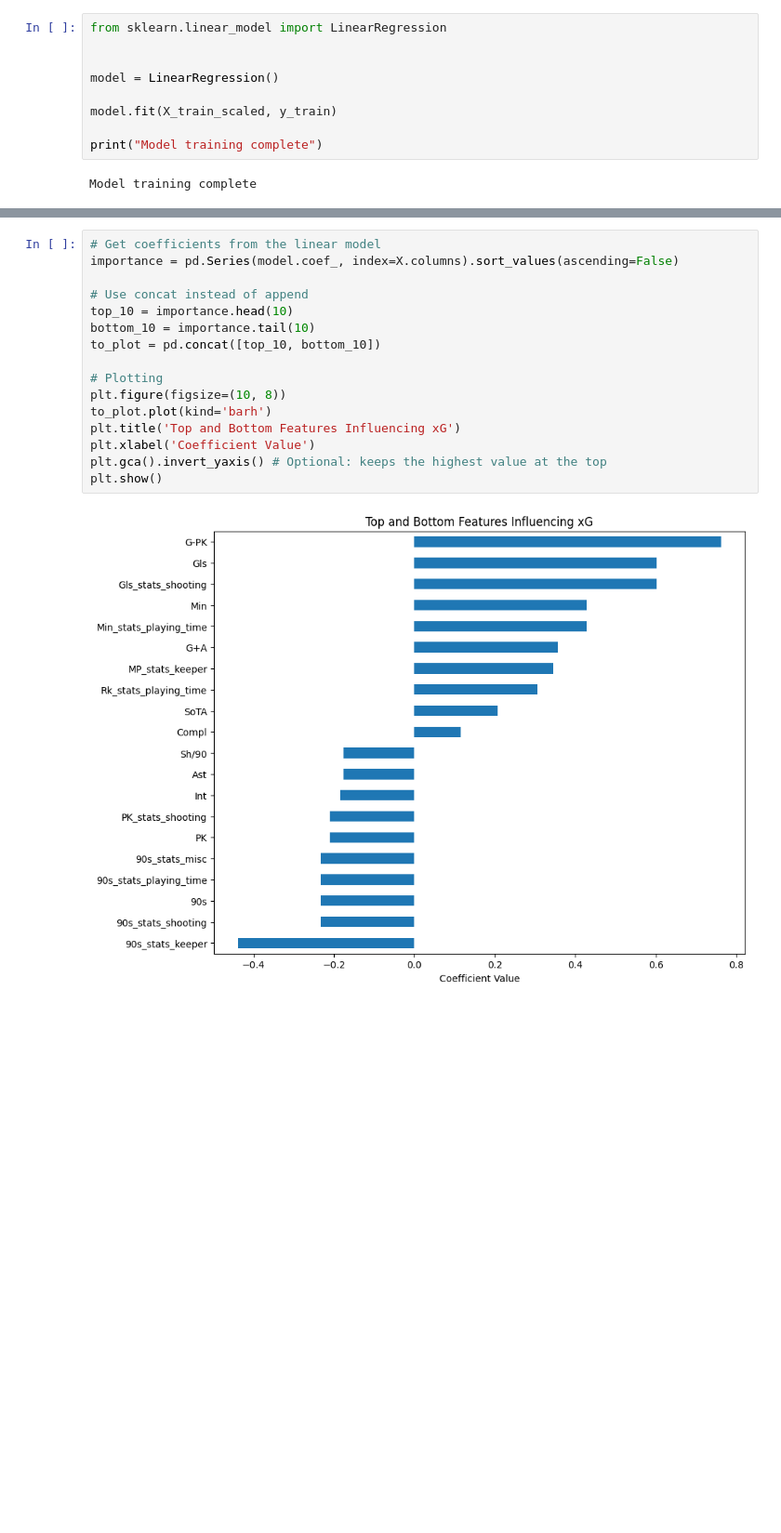
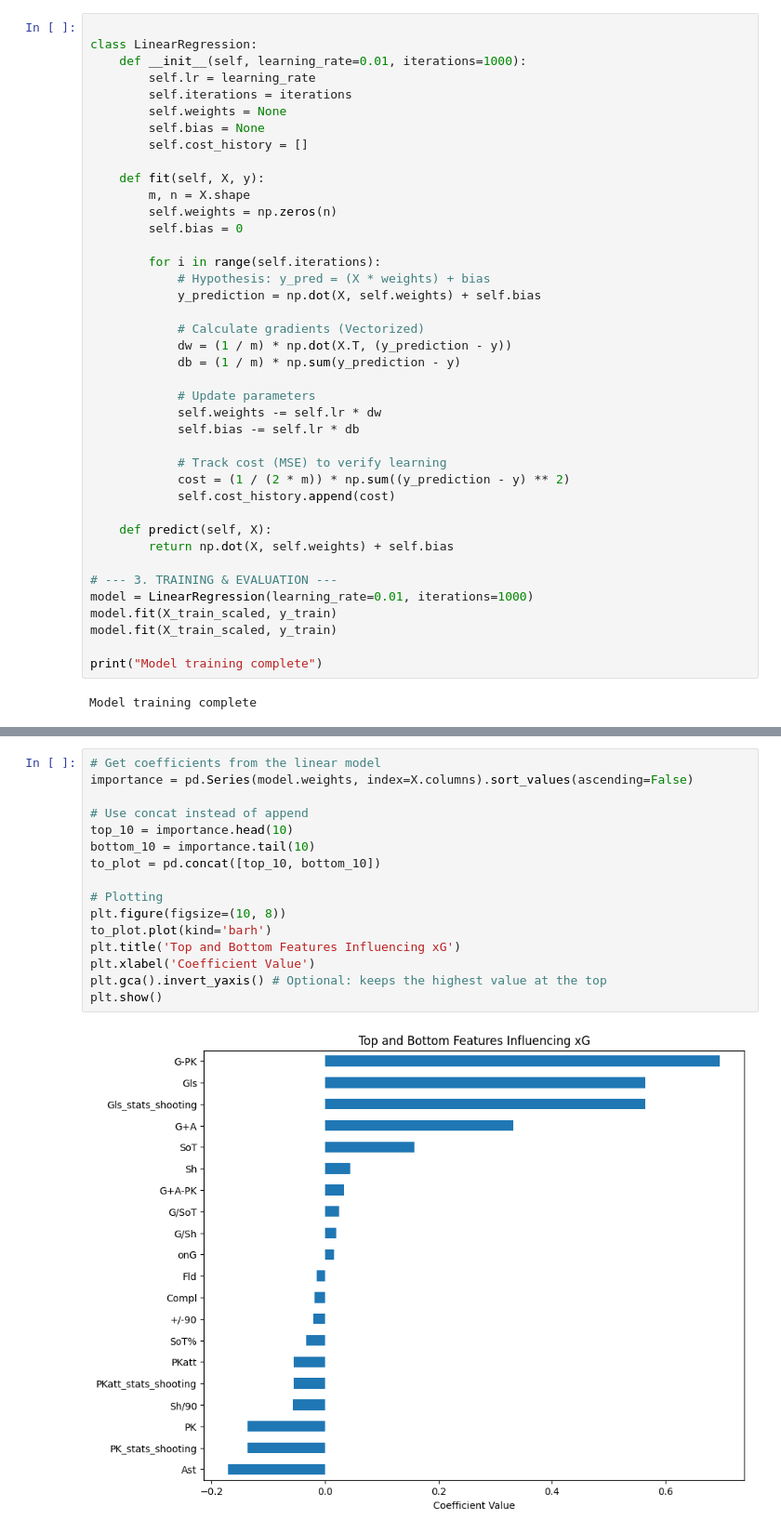
Before and after one commit to KzZe-Sama/ML-GroupProjectWSU, a Jupyter notebook: file.ipynb, the cells around one changed output, grey strips where cells are left out. Shown at 93% size. Cells and saved outputs as stored; diff of their text form; blank space fills up the shorter version.

Commit message:
code changes for manual linear regression

```diff
--- a/file.ipynb
+++ b/file.ipynb
@@ -80,11 +80,42 @@ scaler = StandardScaler()
 X_train_scaled = scaler.fit_transform(X_train)
 X_test_scaled = scaler.transform(X_test)
 # %%
-from sklearn.linear_model import LinearRegression
 
+class LinearRegression:
+    def __init__(self, learning_rate=0.01, iterations=1000):
+        self.lr = learning_rate
+        self.iterations = iterations
+        self.weights = None
+        self.bias = None
+        self.cost_history = []
 
-model = LinearRegression()
+    def fit(self, X, y):
+        m, n = X.shape
+        self.weights = np.zeros(n)
+        self.bias = 0
 
+        for i in range(self.iterations):
+            # Hypothesis: y_pred = (X * weights) + bias
+            y_prediction = np.dot(X, self.weights) + self.bias
+
+            # Calculate gradients (Vectorized)
+            dw = (1 / m) * np.dot(X.T, (y_prediction - y))
+            db = (1 / m) * np.sum(y_prediction - y)
+
+            # Update parameters
+            self.weights -= self.lr * dw
+            self.bias -= self.lr * db
+
+            # Track cost (MSE) to verify learning
+            cost = (1 / (2 * m)) * np.sum((y_prediction - y) ** 2)
+            self.cost_history.append(cost)
+
+    def predict(self, X):
+        return np.dot(X, self.weights) + self.bias
+
+# --- 3. TRAINING & EVALUATION ---
+model = LinearRegression(learning_rate=0.01, iterations=1000)
+model.fit(X_train_scaled, y_train)
 model.fit(X_train_scaled, y_train)
 
 print("Model training complete")
@@ -186,18 +218,18 @@ plt.show()
 # %%
 # Get coefficients from the linear model
-importance = pd.Series(model.coef_, index=X.columns).sort_values(ascending=False)
+importance = pd.Series(model.weights, index=X.columns).sort_values(ascending=False)
 
 # Use concat instead of append
 top_10 = importance.head(10)
 bottom_10 = importance.tail(10)
 to_plot = pd.concat([top_10, bottom_10])
 
 # Plotting
 plt.figure(figsize=(10, 8))
 to_plot.plot(kind='barh')
 plt.title('Top and Bottom Features Influencing xG')
 plt.xlabel('Coefficient Value')
 plt.gca().invert_yaxis() # Optional: keeps the highest value at the top
 plt.show()
 # %% [output]
-[figure, old version]
+[figure, new version]
```
Also changed, not shown: parts of 6 cells of this notebook.
